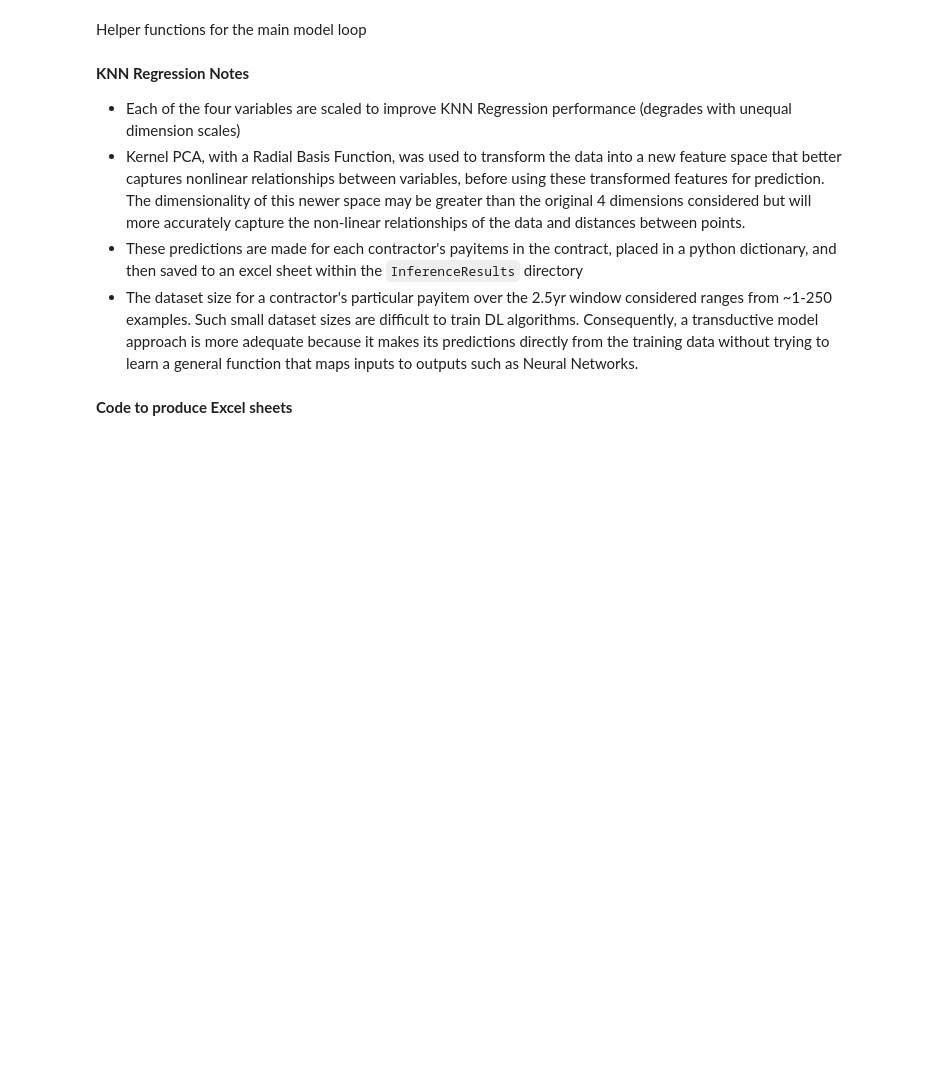
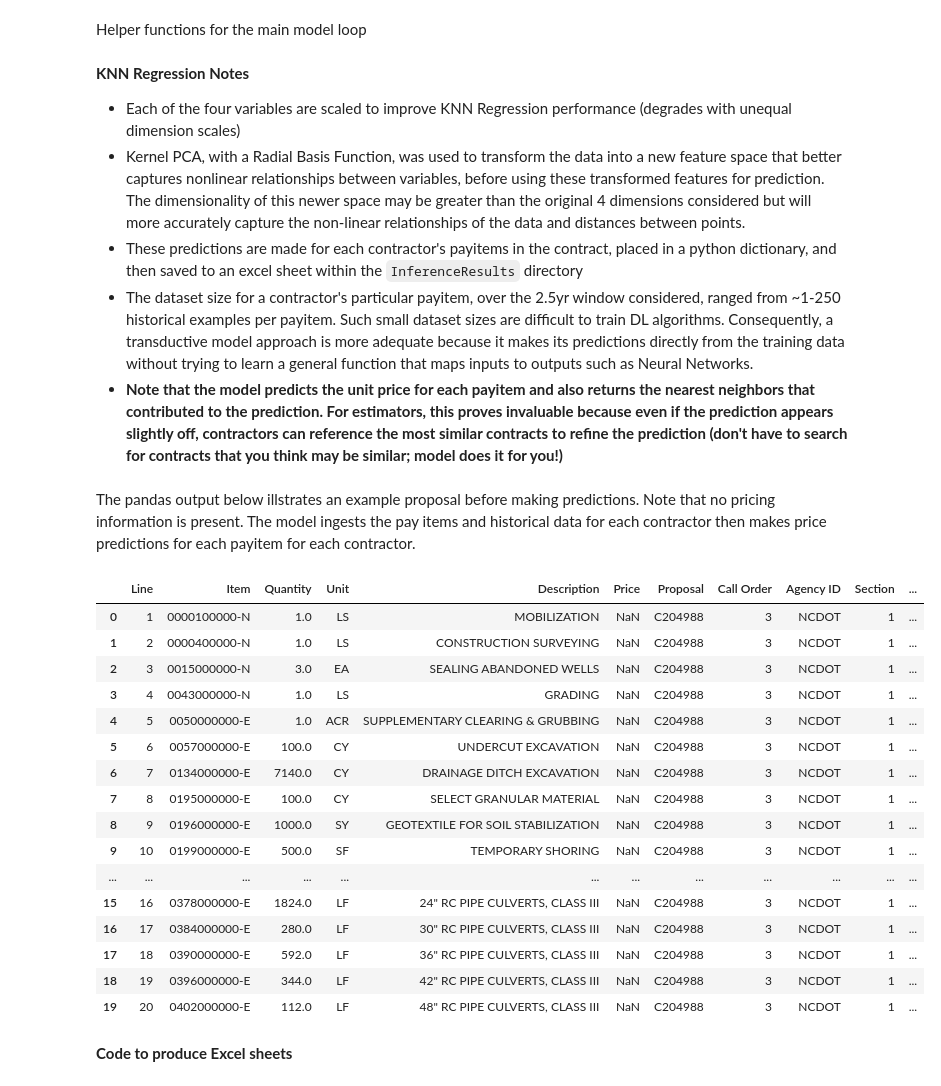
Before and after one commit to czhurdlespeed/HighwayBidPricePrediction, a Jupyter notebook: Wetzel_CS526Final.ipynb, the cells around one changed output. Cells and saved outputs as stored; diff of their text form; code cells hidden in the pictures; blank space fills up the shorter version.

```diff
--- a/Wetzel_CS526Final.ipynb
+++ b/Wetzel_CS526Final.ipynb
@@ -963,7 +955,32 @@ __KNN Regression Notes__
 -  Each of the four variables are scaled to improve KNN Regression performance (degrades with unequal dimension scales)
 -  Kernel PCA, with a Radial Basis Function, was used to transform the data into a new feature space that better captures nonlinear relationships between variables, before using these transformed features for prediction. The dimensionality of this newer space may be greater than the original 4 dimensions considered but will more accurately capture the non-linear relationships of the data and distances between points.
 -  These predictions are made for each contractor's payitems in the contract, placed in a python dictionary, and then saved to an excel sheet within the `InferenceResults` directory
--  The dataset size for a contractor's particular payitem over the 2.5yr window considered ranges from ~1-250 examples. Such small dataset sizes are difficult to train DL algorithms. Consequently, a transductive model approach is more adequate because it makes its predictions directly from the training data without trying to learn a general function that maps inputs to outputs such as Neural Networks.
+-  The dataset size for a contractor's particular payitem, over the 2.5yr window considered, ranged from ~1-250 historical examples per payitem. Such small dataset sizes are difficult to train DL algorithms. Consequently, a transductive model approach is more adequate because it makes its predictions directly from the training data without trying to learn a general function that maps inputs to outputs such as Neural Networks.
+- __Note that the model predicts the unit price for each payitem and also returns the nearest neighbors that contributed to the prediction. For estimators, this proves invaluable because even if the prediction appears slightly off, contractors can reference the most similar contracts to refine the prediction (don't have to search for contracts that you think may be similar; model does it for you!)__
+# %% [markdown]
+The pandas output below illstrates an example proposal before making predictions. Note that no pricing information is present. The model ingests the pay items and historical data for each contractor then makes price predictions for each payitem for each contractor.
+# %%
+# Inference Proposal before making predictions
+proposal_before_inference = pd.read_csv(f"InferenceProposals/C204988.csv")
+proposal_before_inference.head(20)
+# %% [output]
+|  | Line | Item | Quantity | Unit | Description | Price | Proposal | Call Order | Agency ID | Section | ... |
+| 0 | 1 | 0000100000-N | 1.0 | LS | MOBILIZATION | NaN | C204988 | 3 | NCDOT | 1 | ... |
+| 1 | 2 | 0000400000-N | 1.0 | LS | CONSTRUCTION SURVEYING | NaN | C204988 | 3 | NCDOT | 1 | ... |
+| 2 | 3 | 0015000000-N | 3.0 | EA | SEALING ABANDONED WELLS | NaN | C204988 | 3 | NCDOT | 1 | ... |
+| 3 | 4 | 0043000000-N | 1.0 | LS | GRADING | NaN | C204988 | 3 | NCDOT | 1 | ... |
+| 4 | 5 | 0050000000-E | 1.0 | ACR | SUPPLEMENTARY CLEARING & GRUBBING | NaN | C204988 | 3 | NCDOT | 1 | ... |
+| 5 | 6 | 0057000000-E | 100.0 | CY | UNDERCUT EXCAVATION | NaN | C204988 | 3 | NCDOT | 1 | ... |
+| 6 | 7 | 0134000000-E | 7140.0 | CY | DRAINAGE DITCH EXCAVATION | NaN | C204988 | 3 | NCDOT | 1 | ... |
+| 7 | 8 | 0195000000-E | 100.0 | CY | SELECT GRANULAR MATERIAL | NaN | C204988 | 3 | NCDOT | 1 | ... |
+| 8 | 9 | 0196000000-E | 1000.0 | SY | GEOTEXTILE FOR SOIL STABILIZATION | NaN | C204988 | 3 | NCDOT | 1 | ... |
+| 9 | 10 | 0199000000-E | 500.0 | SF | TEMPORARY SHORING | NaN | C204988 | 3 | NCDOT | 1 | ... |
+| ... | ... | ... | ... | ... | ... | ... | ... | ... | ... | ... | ... |
+| 15 | 16 | 0378000000-E | 1824.0 | LF | 24" RC PIPE CULVERTS, CLASS III | NaN | C204988 | 3 | NCDOT | 1 | ... |
+| 16 | 17 | 0384000000-E | 280.0 | LF | 30" RC PIPE CULVERTS, CLASS III | NaN | C204988 | 3 | NCDOT | 1 | ... |
+| 17 | 18 | 0390000000-E | 592.0 | LF | 36" RC PIPE CULVERTS, CLASS III | NaN | C204988 | 3 | NCDOT | 1 | ... |
+| 18 | 19 | 0396000000-E | 344.0 | LF | 42" RC PIPE CULVERTS, CLASS III | NaN | C204988 | 3 | NCDOT | 1 | ... |
+| 19 | 20 | 0402000000-E | 112.0 | LF | 48" RC PIPE CULVERTS, CLASS III | NaN | C204988 | 3 | NCDOT | 1 | ... |
 # %%
 import json
 import os
```
Also changed, not shown: parts of 20 cells of this notebook.
